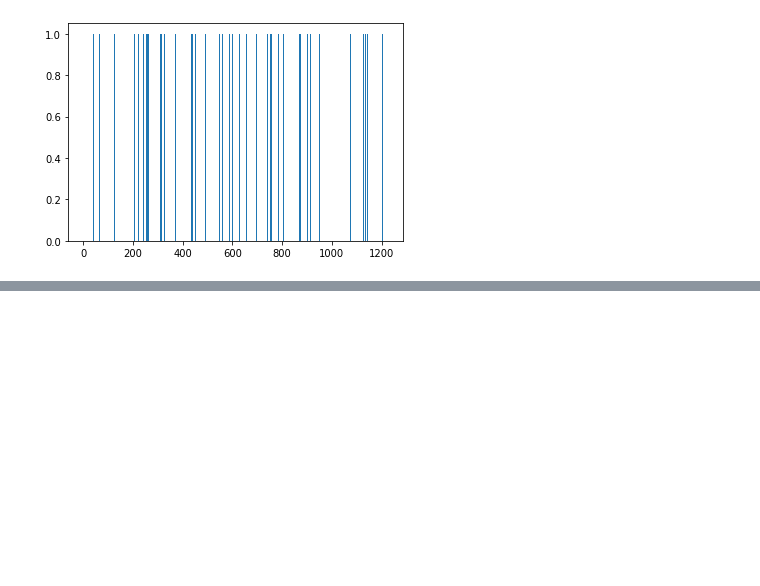
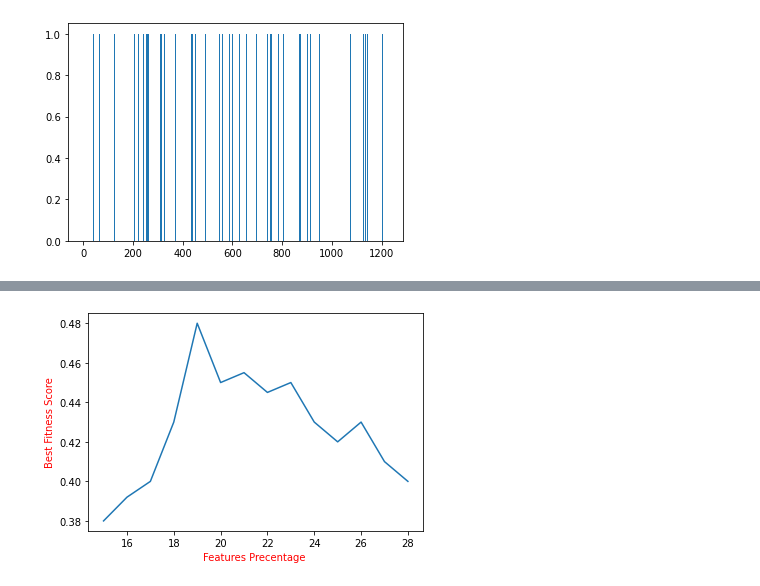
Before and after one commit to tech-wiz18/Soft-Computing, a Jupyter notebook: notebooks/results_plot.ipynb, the cells around one changed output, grey strips where cells are left out. Saved outputs shown, nothing was run; the diff lists cells and outputs as text; code cells hidden in the pictures; blank space fills up the shorter version.

```diff
--- a/notebooks/results_plot.ipynb
+++ b/notebooks/results_plot.ipynb
@@ -44,0 +28,9 @@ plt.savefig("../assets/bar.png", facecolor='white', transparent=False)
+# %%
+plot_with_precentage = [0.38, 0.392, 0.40, 0.43, 0.48, 0.45, 0.455, 0.445, 0.45, 0.43, 0.42, 0.43, 0.41, 0.4]
+x = np.array((range(15, 29)))
+plt.plot(x, plot_with_precentage)
+plt.xlabel("Features Precentage ", color = "r")
+plt.ylabel("Best Fitness Score", color = "r")
+plt.savefig("../assets/best_score_vs_feature_precentage", facecolor='white', transparent=False)
+# %% [output]
+[figure, added]
```
Also changed, not shown: parts of 2 cells of this notebook, 3 other files.
